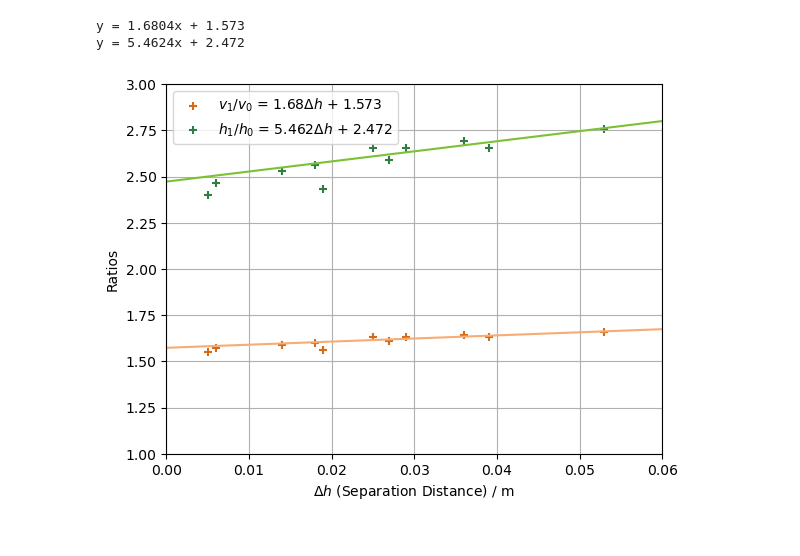
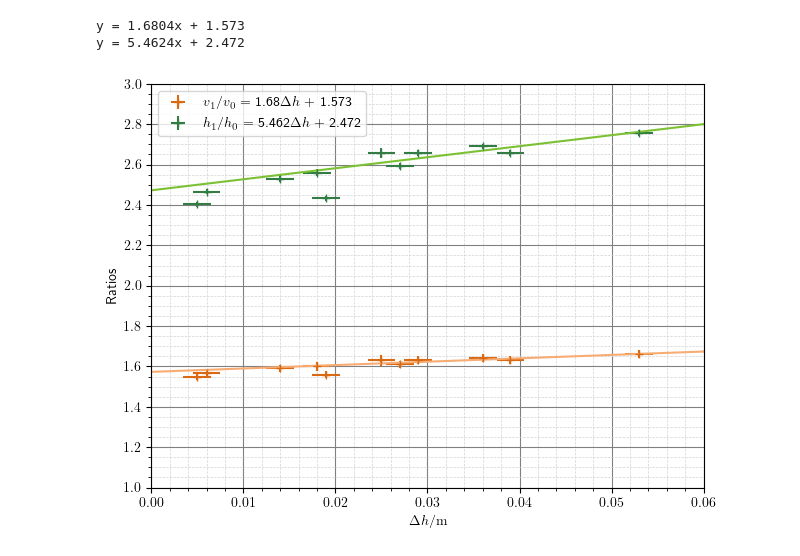
Before and after one commit to Aaryan-Varshney/practical-project-25, a Jupyter notebook: combined_ratio_graph.ipynb, the cells around one changed output. Saved outputs shown, nothing was run; the diff lists cells and outputs as text; code cells hidden in the pictures.

Commit message:
useless files removed, graphs almost finalised

```diff
--- a/combined_ratio_graph.ipynb
+++ b/combined_ratio_graph.ipynb
@@ -27,43 +32,65 @@ velocity_ratios = separation_velocities / approach_velocities
 x = separation_distances
 y_vel = velocity_ratios
 y_height = height_ratios
+# %%
+yerr = 0.003
+height_error = (yerr / final_heights + yerr / initial_heights) * height_ratios
+# vel_error = (yerr / separation_velocities + yerr / approach_velocities) * velocity_ratios
+vel_error = (((yerr/(2*final_heights)) * separation_velocities) + ((yerr/(2*initial_heights)) * approach_velocities)) * velocity_ratios
 # %%
 xlims = (0, 0.06)
 ylims = (1.0, 3.0)
 
 vel_colours = ('#d96a13', '#f7ac73')
 height_colours = ('#317d44', '#7bc133')
 
-def plot_graph(x_list, y_list, colour_vector, input_label):
+def plot_graph(x_list, y_list, colour_vector, input_label, y_error_bars):
     scatter_colour, trend_colour = colour_vector[0], colour_vector[1]
 
     # Filter out anomalous point at separation = 0.019 m
     x_filtered = x[(x != 0.005) & (x != 0.006) & (x != 0.019)]
     y_filtered = y_list[(x != 0.005) & (x != 0.006) & (x != 0.019)]
 
     coefficients = np.polyfit(x_filtered, y_filtered, 1)
     slope, intercept = coefficients
     print(f'y = {round(slope, 4)}x + {round(intercept, 3)}')
 
     # Generate trendline values
     trendline_x = np.linspace(xlims, 100)
     trendline_y = slope * trendline_x + intercept
 
-    plt.scatter(x_list, y_list, marker = '+', color = scatter_colour, label = f'{input_label} = {round(slope, 3)}$\Delta h$ + {round(intercept, 3)}')
+    xerror = 0.0015
+
+    plt.errorbar(x_list, y_list, fmt = '+', xerr = xerror, yerr = y_error_bars, color = scatter_colour, label = f'{input_label} = {round(slope, 3)}$\Delta h$ + {round(intercept, 3)}')
     plt.plot(trendline_x, trendline_y, color = trend_colour)
 
-plot_graph(x, y_vel, vel_colours, '$v_1 / v_0$')
-plot_graph(x, y_height, height_colours, '$h_1 / h_0$')
+plot_graph(x, y_vel, vel_colours, '$v_1 / v_0$', vel_error)
+plot_graph(x, y_height, height_colours, '$h_1 / h_0$', height_error)
 
 plt.legend()
 plt.xlim(xlims)
 plt.ylim(ylims)
-# plt.title('Ratios vs Separation Distance')
-plt.xlabel('$\Delta h$ (Separation Distance) / m')
+
+plt.xlabel(r'$\Delta h / \si{\metre}$')
 plt.ylabel('Ratios')
-plt.grid(True)
+
+x_tick_positions = np.arange(xlims[0], xlims[1] + 0.01, 0.01)  # From 0.65 to 1.1 with step 0.05
+plt.xticks(x_tick_positions)
+
+y_tick_positions = np.arange(ylims[0], ylims[1] + 0.01, 0.2)  # From 0.5 to 0.85 with step 0.05
+plt.yticks(y_tick_positions)
+
+# Add gridlines
+plt.grid(which='major', color='gray', linestyle='-', linewidth=0.8)  # Major gridlines
+plt.minorticks_on()  # Enable minor ticks
+plt.grid(which='minor', color='lightgray', linestyle='--', linewidth=0.5)  # Minor gridlines
+
+plt.tight_layout()
+
+plt.savefig(r"C:\Coding\practical-project-25\graphs\with_separation/combined-ratios.png", dpi = 600)
+
 plt.show()
 # %% [output]
 y = 1.6804x + 1.573
 y = 5.4624x + 2.472
-[figure, old version]
+[figure, new version]
```
Also changed, not shown: parts of 1 cell of this notebook, 8 other files.
